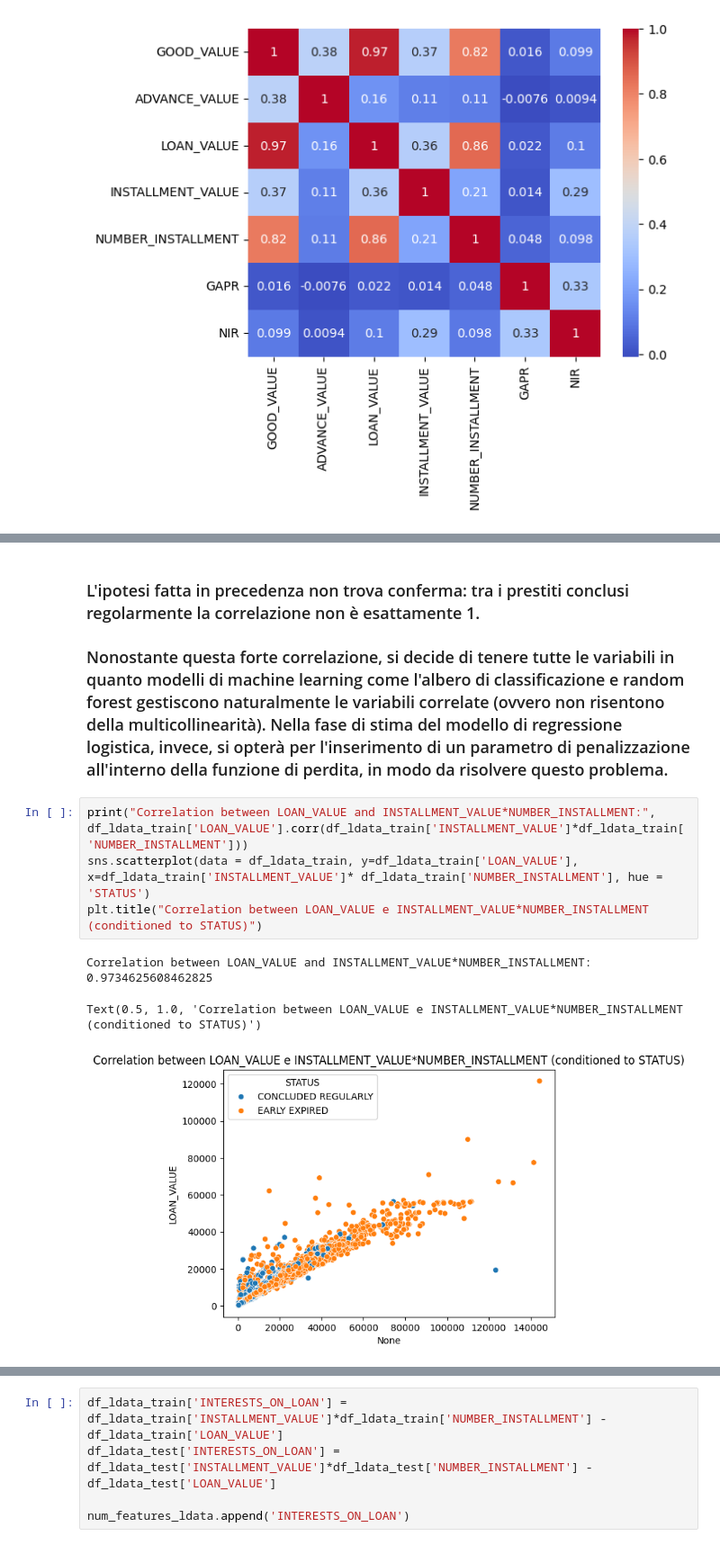
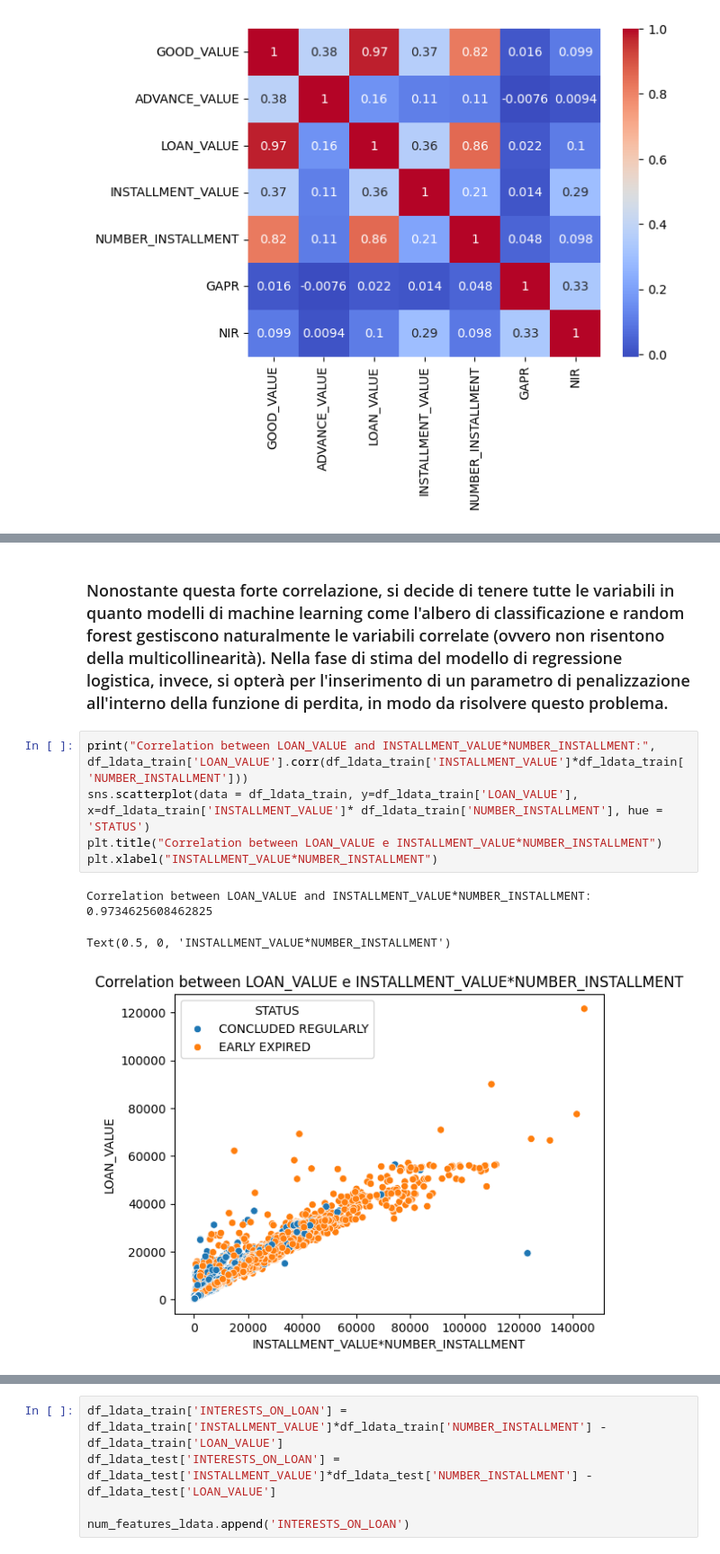
Before and after one commit to danicugni/Data-Science-Assignment---use-case-1, a Jupyter notebook: Data Science Assignment - use case 1.ipynb, the cells around one changed output, grey strips where cells are left out. Shown at 90% size. Cells and saved outputs as stored; diff of their text form.

```diff
--- a/Data Science Assignment - use case 1.ipynb
+++ b/Data Science Assignment - use case 1.ipynb
@@ -611,12 +598,12 @@ Text(0.5, 1.0, "Correlation between GOOD_VALUE and LOAN_VALUE+ADVANCE_VALUE (STA
 # %% [markdown]
-### L'ipotesi fatta in precedenza non trova conferma: tra i prestiti conclusi regolarmente la correlazione non è esattamente 1.
 ### Nonostante questa forte correlazione, si decide di tenere tutte le variabili in quanto modelli di machine learning come l'albero di classificazione e random forest gestiscono naturalmente le variabili correlate (ovvero non risentono della multicollinearità). Nella fase di stima del modello di regressione logistica, invece, si opterà per l'inserimento di un parametro di penalizzazione all'interno della funzione di perdita, in modo da risolvere questo problema.
 # %%
 print("Correlation between LOAN_VALUE and INSTALLMENT_VALUE*NUMBER_INSTALLMENT:", df_ldata_train['LOAN_VALUE'].corr(df_ldata_train['INSTALLMENT_VALUE']*df_ldata_train['NUMBER_INSTALLMENT']))
 sns.scatterplot(data = df_ldata_train, y=df_ldata_train['LOAN_VALUE'], x=df_ldata_train['INSTALLMENT_VALUE']* df_ldata_train['NUMBER_INSTALLMENT'], hue = 'STATUS')
-plt.title("Correlation between LOAN_VALUE e INSTALLMENT_VALUE*NUMBER_INSTALLMENT (conditioned to STATUS)")
+plt.title("Correlation between LOAN_VALUE e INSTALLMENT_VALUE*NUMBER_INSTALLMENT")
+plt.xlabel("INSTALLMENT_VALUE*NUMBER_INSTALLMENT")
 # %% [output]
 Correlation between LOAN_VALUE and INSTALLMENT_VALUE*NUMBER_INSTALLMENT: 0.9734625608462825
-Text(0.5, 1.0, 'Correlation between LOAN_VALUE e INSTALLMENT_VALUE*NUMBER_INSTALLMENT (conditioned to STATUS)')
+Text(0.5, 0, 'INSTALLMENT_VALUE*NUMBER_INSTALLMENT')
-[figure, old version]
+[figure, new version]
 # %%
```
Also changed, not shown: parts of 37 cells of this notebook, 16 other files.
